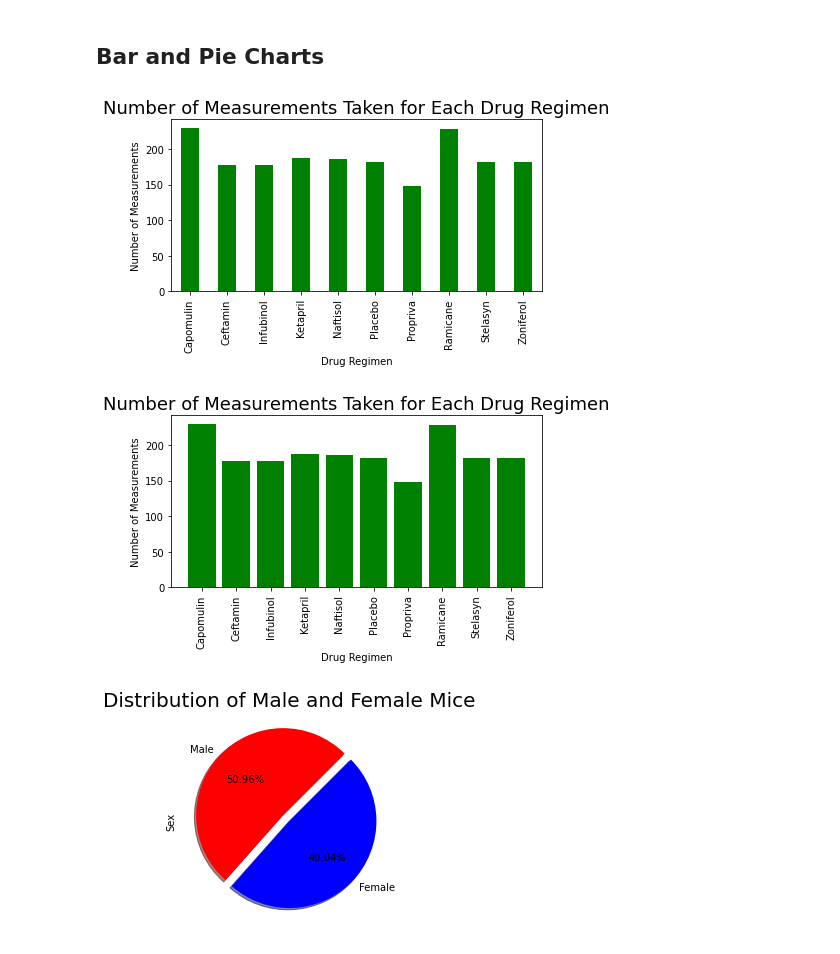
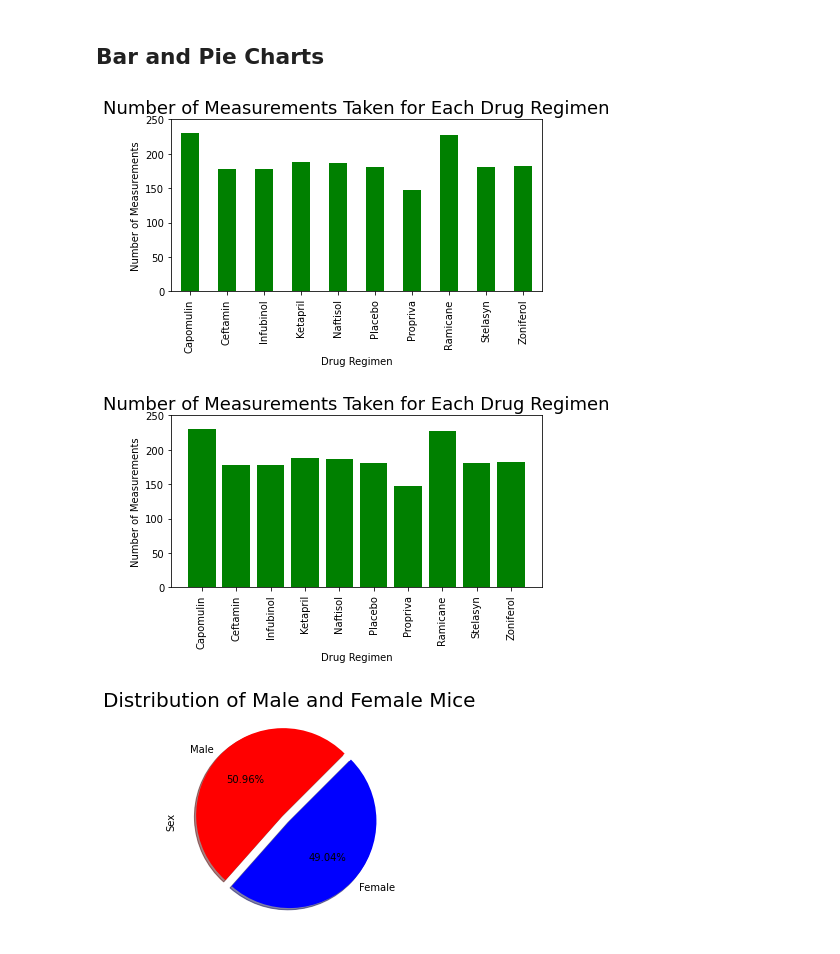
Before and after one commit to nfcresta/matplotlib-challenge, a Jupyter notebook: Pymaceuticals/pymaceuticals_starter.ipynb, the cells around one changed output. Saved outputs shown, nothing was run; the diff lists cells and outputs as text; code cells hidden in the pictures.

```diff
--- a/Pymaceuticals/pymaceuticals_starter.ipynb
+++ b/Pymaceuticals/pymaceuticals_starter.ipynb
@@ -115,36 +115,38 @@ measurement_total = grouped_regimen["Tumor Volume (mm3)"].count()
 pandas_barplot = measurement_total.plot(kind="bar", color="green")
 plt.title("Number of Measurements Taken for Each Drug Regimen", fontsize=18)
 plt.ylabel("Number of Measurements")
+plt.ylim(0, 250)
 plt.tight_layout()
 plt.show()
 # %% [output]
-[figure, old version]
+[figure, new version]
 # %%
 # Generate a bar plot showing the total number of measurements taken on each drug regimen using pyplot.
 # Create drug regimen labels
 drug_regimens = ['Capomulin', 'Ceftamin', 'Infubinol', 'Ketapril', 'Naftisol', 'Placebo', 'Propriva', 'Ramicane',
                 'Stelasyn', 'Zoniferol']
 
 # Generate x and y values
 x_axis = np.arange(0, len(drug_regimens))
 mice_count = grouped_regimen["Tumor Volume (mm3)"].count().tolist()
 
 # Plot the data
 plt.bar(x_axis, mice_count, color="green", align="center")
 
 tick_locations = []
 for x in x_axis:
     tick_locations.append(x)
 
 # Add labels and show the plot
 plt.title("Number of Measurements Taken for Each Drug Regimen", fontsize=18)
 plt.xticks(tick_locations, drug_regimens, rotation="vertical")
 plt.xlabel("Drug Regimen")
 plt.ylabel("Number of Measurements")
+plt.ylim(0, 250)
 plt.tight_layout()
 plt.show()
 # %% [output]
-[figure, old version]
+[figure, new version]
 # %%
 # Generate a pie plot showing the distribution of female versus male mice using pandas
 # Get counts for male and female rats
```
Also changed, not shown: parts of 3 cells of this notebook.
